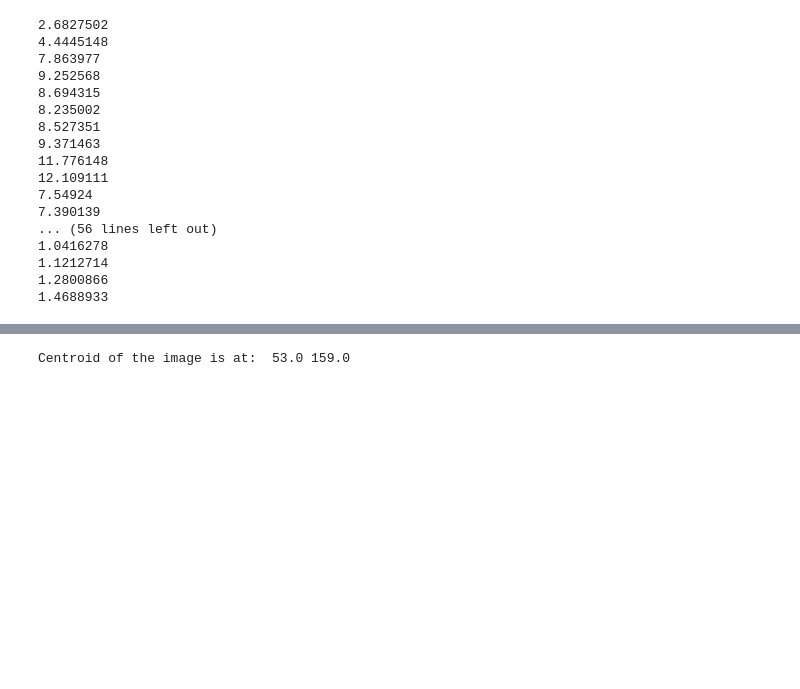
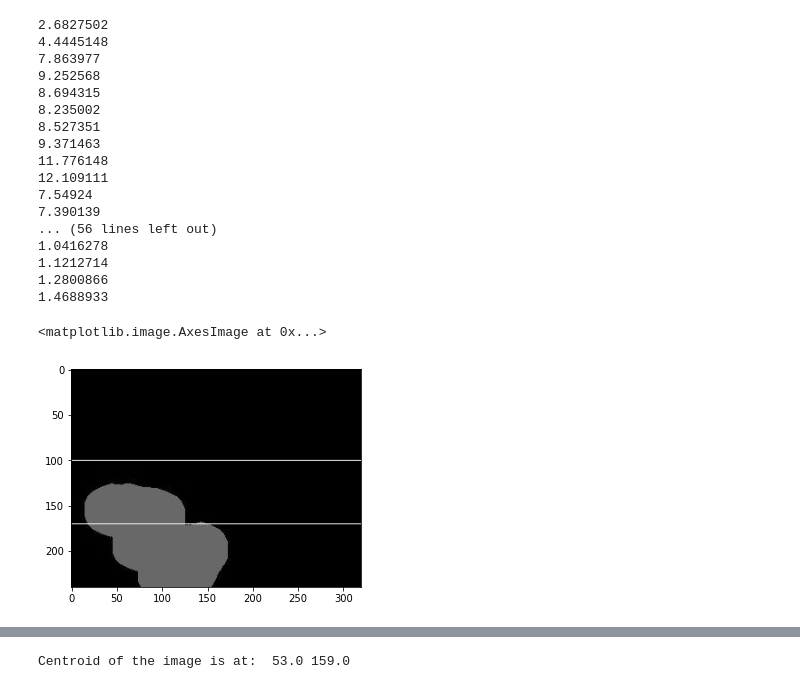
Before and after one commit to Architjain128/PeopleCountingDIP, a Jupyter notebook: src/main.ipynb, the cells around one changed output, grey strips where cells are left out. Cells and saved outputs as stored; diff of their text form; code cells hidden in the pictures; blank space fills up the shorter version.

```diff
--- a/src/main.ipynb
+++ b/src/main.ipynb
@@ -163,3 +163,14 @@ for index in range(1,144, 2):
 1.1212714
 1.2800866
 1.4688933
+# %%
+img = cv2.imread("../images/2016_04_07_07_09_21FrontColor_IN/joined_2_with_0.25_2%/frame11.jpg")
+img = cv2.cvtColor(img, cv2.COLOR_BGR2GRAY)
+for i in range(img.shape[1]):
+    img[100][i] = 255
+for i in range(img.shape[1]):
+    img[170][i] = 255
+plt.imshow(img, cmap="gray")
+# %% [output]
+<matplotlib.image.AxesImage at 0x...>
+[figure, added]
```
Also changed, not shown: parts of 2 cells of this notebook.
